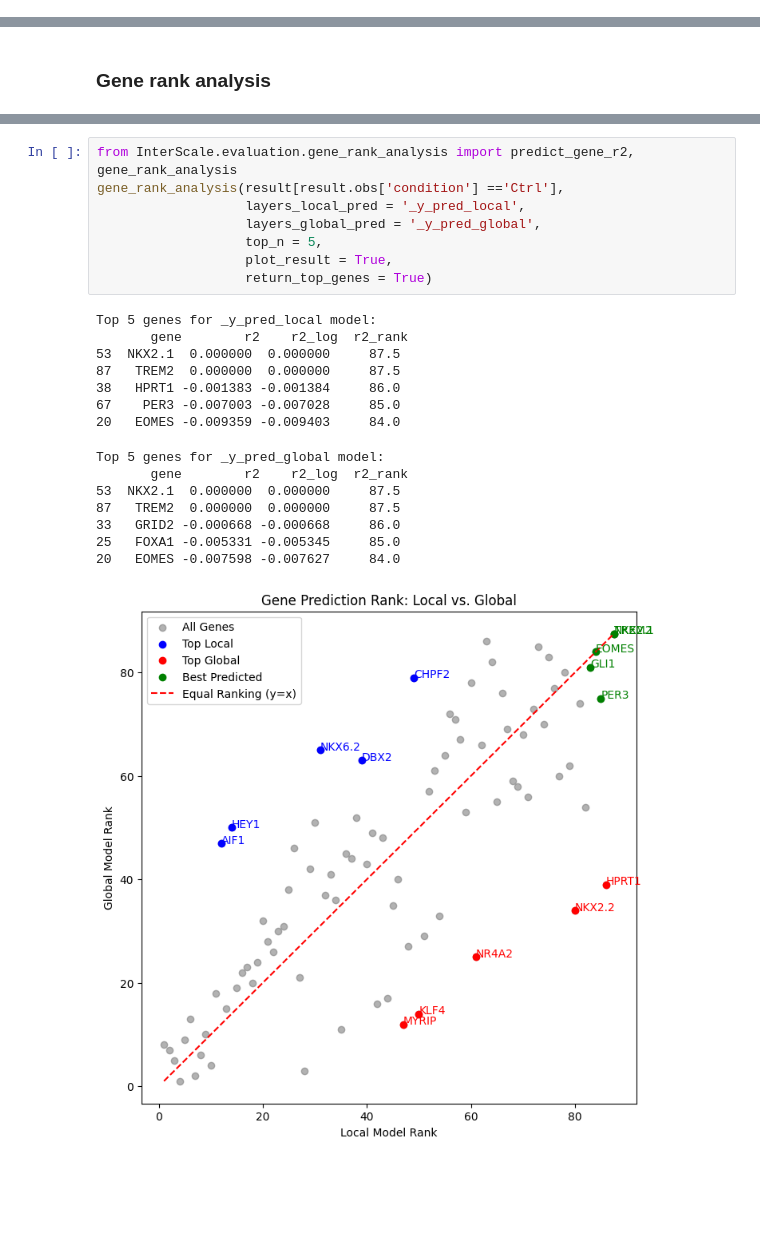
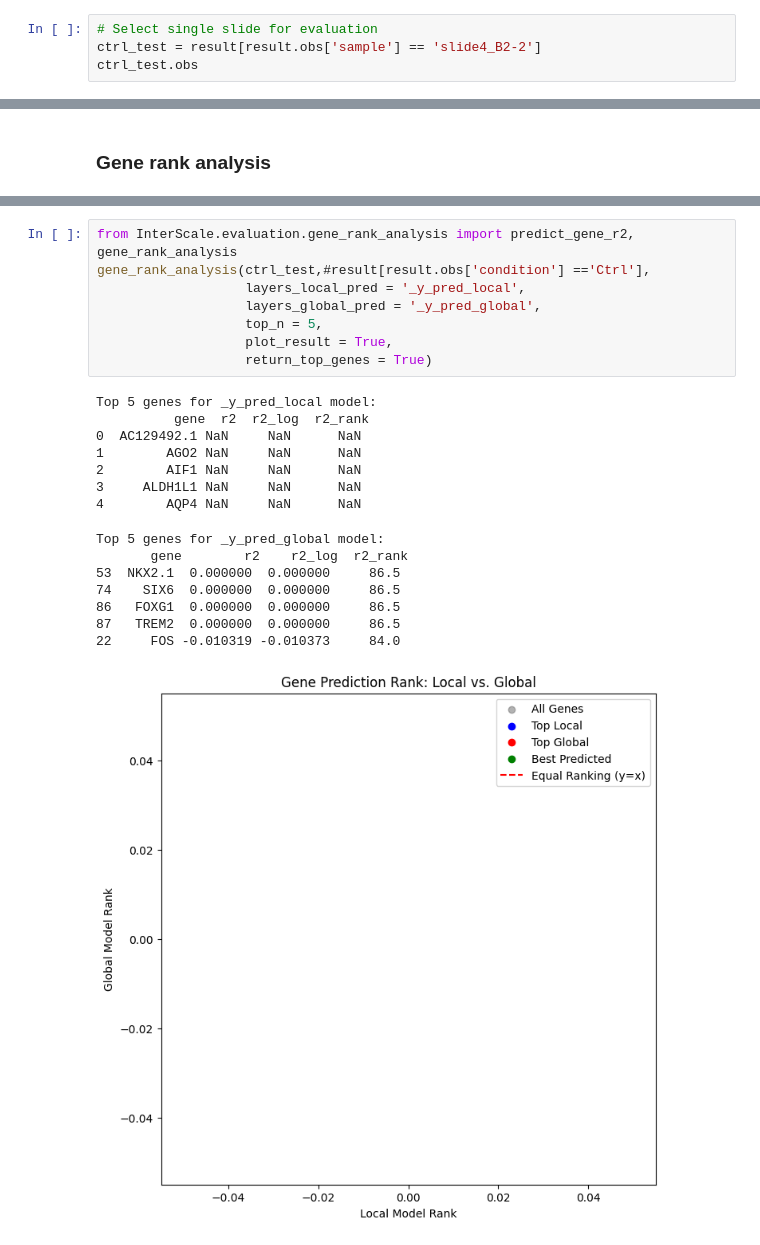
Before and after one commit to theislab/interscale, a Jupyter notebook: docs/notebooks/dual_decoder_legnini_gex_eval.ipynb, the cells around one changed output, grey strips where cells are left out. Cells and saved outputs as stored; diff of their text form; blank space fills up the shorter version.

```diff
--- a/docs/notebooks/dual_decoder_legnini_gex_eval.ipynb
+++ b/docs/notebooks/dual_decoder_legnini_gex_eval.ipynb
@@ -149,0 +146,4 @@ array([[nan, nan, nan, ..., nan, nan, nan],
+# %%
+# Select single slide for evaluation
+ctrl_test = result[result.obs['sample'] == 'slide4_B2-2']
+ctrl_test.obs
@@ -194,24 +1314,24 @@ Top 5 genes for _y_pred_global model:
 # %%
 from InterScale.evaluation.gene_rank_analysis import predict_gene_r2, gene_rank_analysis
-gene_rank_analysis(result[result.obs['condition'] =='Ctrl'],
+gene_rank_analysis(ctrl_test,#result[result.obs['condition'] =='Ctrl'],
                    layers_local_pred = '_y_pred_local',
                    layers_global_pred = '_y_pred_global',
                    top_n = 5,
                    plot_result = True,
                    return_top_genes = True)
 # %% [output]
 Top 5 genes for _y_pred_local model:
-       gene        r2    r2_log  r2_rank
-53  NKX2.1  0.000000  0.000000     87.5
-87   TREM2  0.000000  0.000000     87.5
-38   HPRT1 -0.001383 -0.001384     86.0
-67    PER3 -0.007003 -0.007028     85.0
-20   EOMES -0.009359 -0.009403     84.0
+          gene  r2  r2_log  r2_rank
+0  AC129492.1 NaN     NaN      NaN
+1        AGO2 NaN     NaN      NaN
+2        AIF1 NaN     NaN      NaN
+3     ALDH1L1 NaN     NaN      NaN
+4        AQP4 NaN     NaN      NaN
 Top 5 genes for _y_pred_global model:
        gene        r2    r2_log  r2_rank
-53  NKX2.1  0.000000  0.000000     87.5
-87   TREM2  0.000000  0.000000     87.5
-33   GRID2 -0.000668 -0.000668     86.0
-25   FOXA1 -0.005331 -0.005345     85.0
-20   EOMES -0.007598 -0.007627     84.0
+53  NKX2.1  0.000000  0.000000     86.5
+74    SIX6  0.000000  0.000000     86.5
+86   FOXG1  0.000000  0.000000     86.5
+87   TREM2  0.000000  0.000000     86.5
+22     FOS -0.010319 -0.010373     84.0
-[figure, old version]
+[figure, new version]
```
Also changed, not shown: parts of 62 cells of this notebook, 3 other files.
